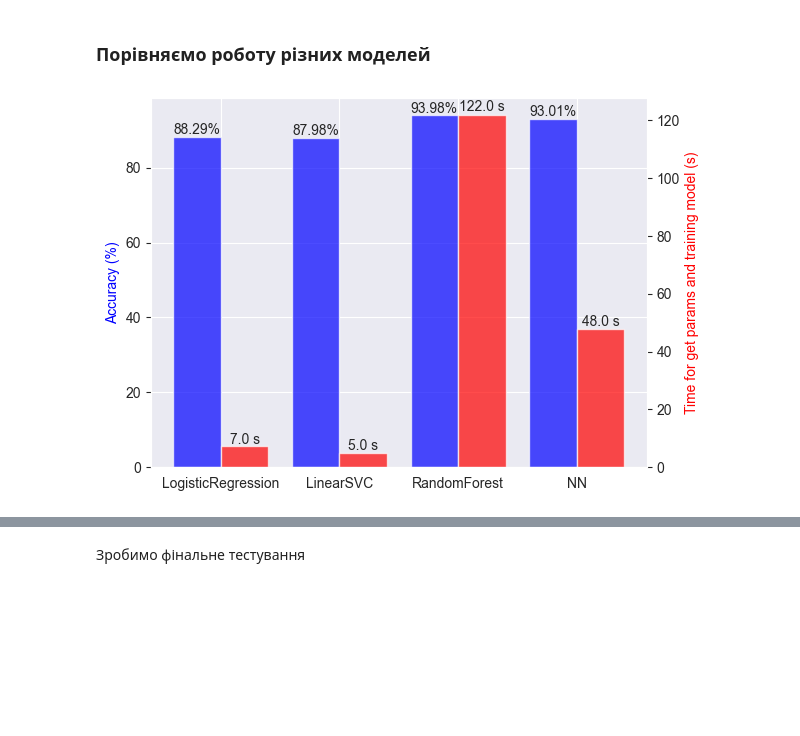
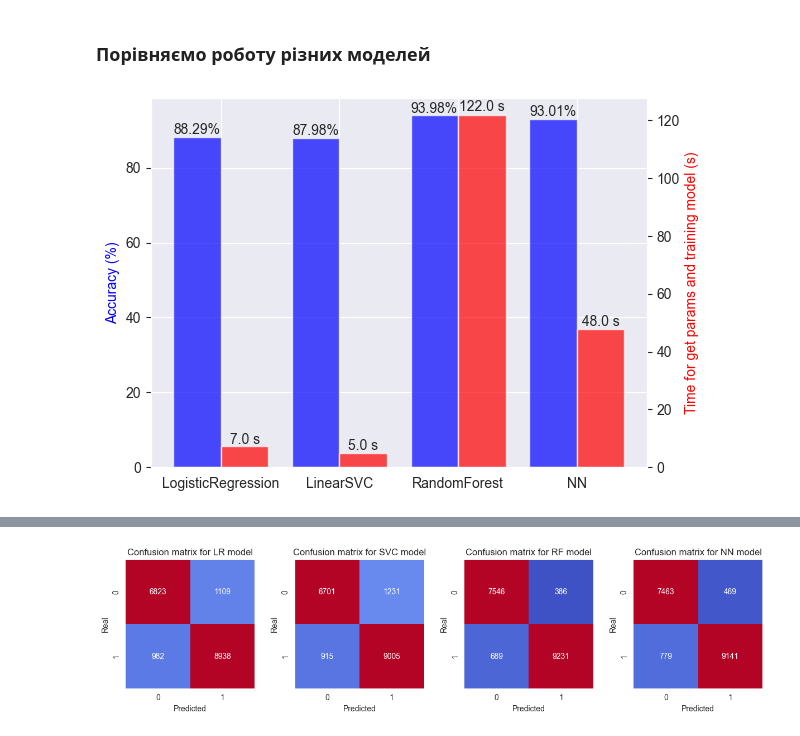
Before and after one commit to serzhu/DS_final_project, a Jupyter notebook: notebooks/internet_service_churn_Serhii.ipynb, the cells around one changed output, grey strips where cells are left out. Drawn from its saved outputs; the diff is of its cells as text; code cells hidden in the pictures; blank space fills up the shorter version.

```diff
--- a/notebooks/internet_service_churn_Serhii.ipynb
+++ b/notebooks/internet_service_churn_Serhii.ipynb
@@ -473,10 +453,9 @@ plt.xticks(range(len(df.columns[1:-1])), df.columns[1:-1], rotation=50);
 # %%
 min_max_scaler = MinMaxScaler()
 
-# X_train, X_test, y_train, y_test = train_test_split(X, y, test_size=0.25, random_state=42, stratify=y)
 min_max_scaler.fit_transform(X)
 X_train = min_max_scaler.transform(x_train)
-X_test = min_max_scaler.transform(x_test)
+X_test_nn = min_max_scaler.transform(x_test)
 # %%
 model_NN = Sequential()
 model_NN.add(Dense(128, input_dim=10, activation='relu'))
@@ -492,9 +471,9 @@ nn_start_time = time.time()
 early_stopping = EarlyStopping(monitor='val_loss', patience=4)
 history = model_NN.fit(X_train, y_train, epochs=20, batch_size=64, validation_split=0.1, callbacks=[early_stopping])
 
-score = model_NN.evaluate(X_test, y_test, verbose=0)
+score = model_NN.evaluate(X_test_nn, y_test, verbose=0)
 
-pred = model_NN.predict(X_test)
+y_pred_nn = model_NN.predict(X_test_nn)
 
 nn_end_time = time.time()-nn_start_time
 print(f'Build NN model time: {nn_end_time:.2f} secs')
@@ -569,6 +548,8 @@ joblib.dump(min_max_scaler,'../models/NN_scaler_Serhii.pkl')
 data = {'model':['LogisticRegression','LinearSVC', 'RandomForest', 'NN'],
         'analyze_time':[lr_end_time, svc_end_time, rf_end_time, nn_end_time],
         'accuracy':[accuracy_lr*100, accuracy_svc*100, accuracy_rf*100 ,score[1]*100]}
+
+pred = {'LR':y_pred_lr, 'SVC':y_pred_svc, 'RF':y_pred_rf, 'NN':y_pred_nn}
 
 df_results = pd.DataFrame(data)
 
@@ -593,5 +574,16 @@ for i, v in enumerate(df_results['analyze_time'].round()):
 
 plt.grid()
 plt.show()
+
+
+plt.figure(figsize=(15, 3))
+for i, (m, p) in enumerate(pred.items()):
+    cm = confusion_matrix(y_test, p)
+    plt.subplot(1, 4, i+1)
+    sns.heatmap(cm, square=True, annot=True, fmt='d', cbar=False, cmap='coolwarm', vmin=300, vmax=6700)
+    plt.title(f'Confusion matrix for {m} model')
+    plt.ylabel('Real')
+    plt.xlabel('Predicted')
+plt.show()
 # %% [output]
 [figure]
@@ -598,2 +591 @@ plt.show()
+[figure, added]
-# %% [markdown]
-Зробимо фінальне тестування
```
Also changed, not shown: parts of 4 cells of this notebook.
